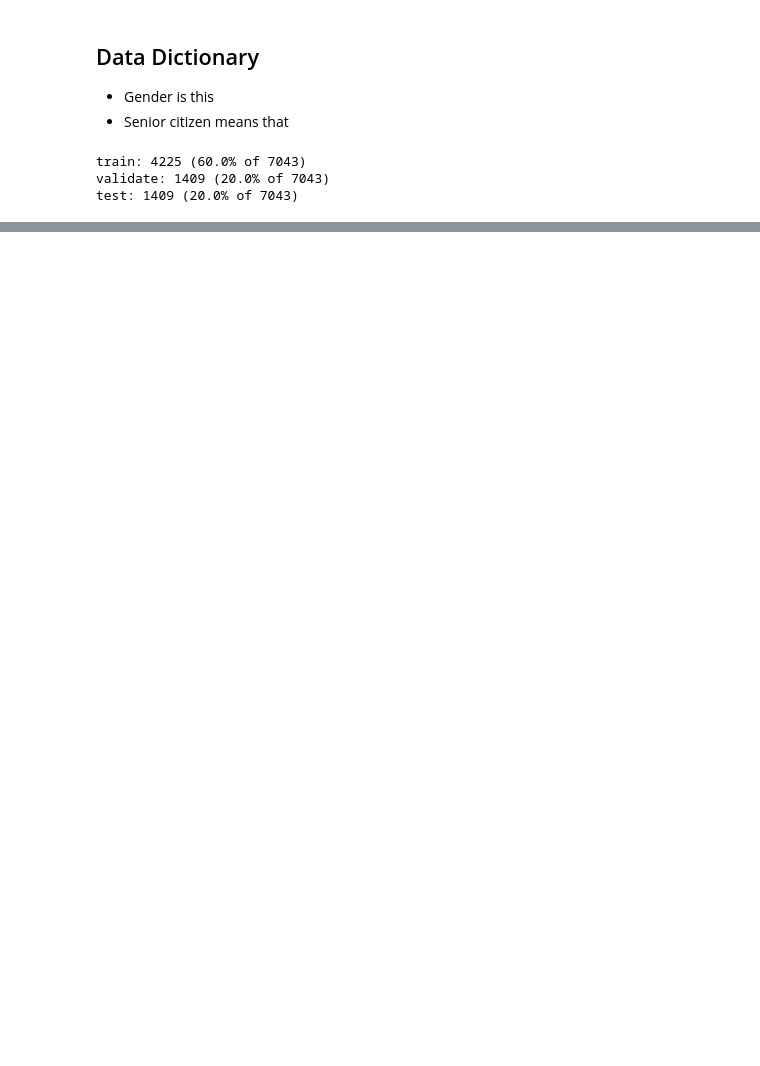
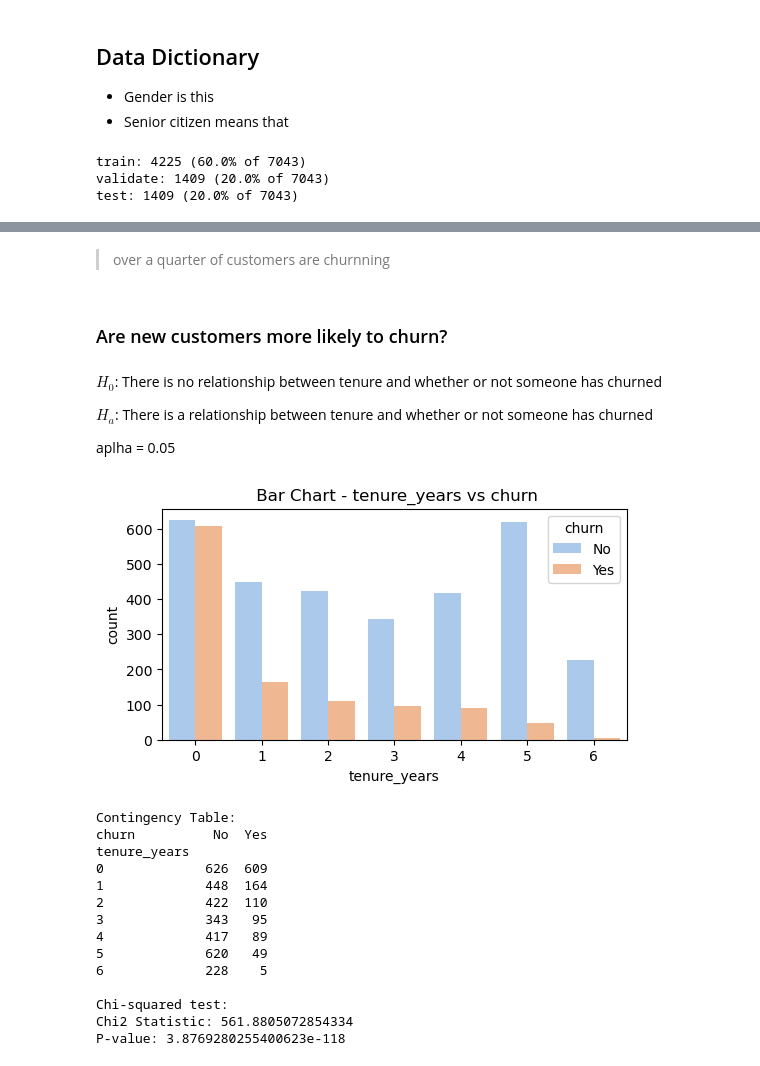
Before and after one commit to Luis-Martinez1/Classification_Project, a Jupyter notebook: Final_Report.ipynb, the cells around one changed output, grey strips where cells are left out. Drawn from its saved outputs; the diff is of its cells as text; code cells hidden in the pictures; blank space fills up the shorter version.

```diff
--- a/Final_Report.ipynb
+++ b/Final_Report.ipynb
@@ -97,0 +95,29 @@ Data Preparation:
+# %% [markdown]
+> over a quarter of customers are churnning
+# %% [markdown]
+### Are new customers more likely to churn?
+# %% [markdown]
+ $H_0$: There is no relationship between tenure and whether or not someone has churned
+
+ $H_a$: There is a relationship between tenure and whether or not someone has churned
+
+ aplha = 0.05
+# %%
+# Plot to count the customers by tenure year and draw concusions.
+explore.analyze_tenure_years(train, 'tenure_years', 'churn')
+# %% [output]
+[figure, added]
+Contingency Table:
+churn          No  Yes
+tenure_years
+0             626  609
+1             448  164
+2             422  110
+3             343   95
+4             417   89
+5             620   49
+6             228    5
+
+Chi-squared test:
+Chi2 Statistic: 561.8805072854334
+P-value: 3.8769280255400623e-118
```
Also changed, not shown: parts of 37 cells of this notebook.
